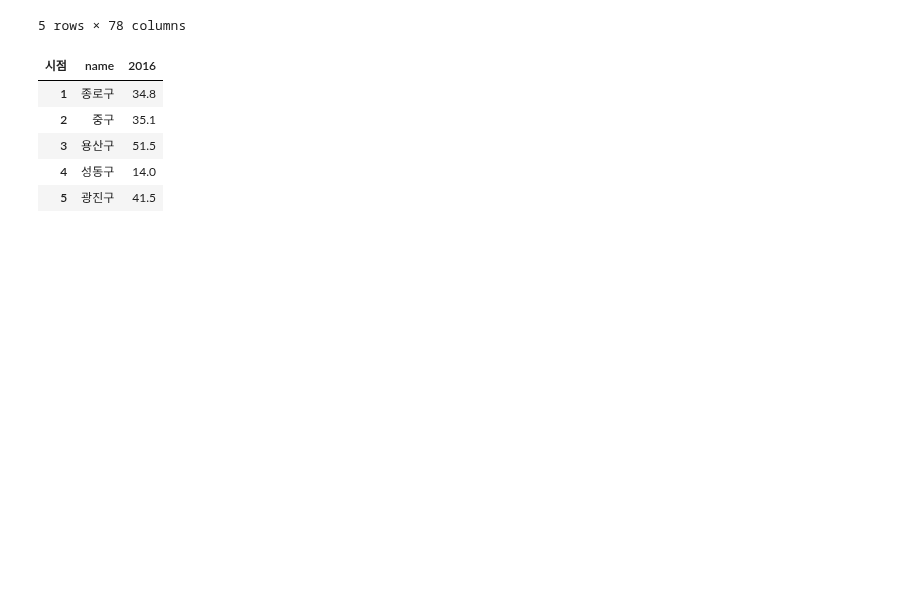
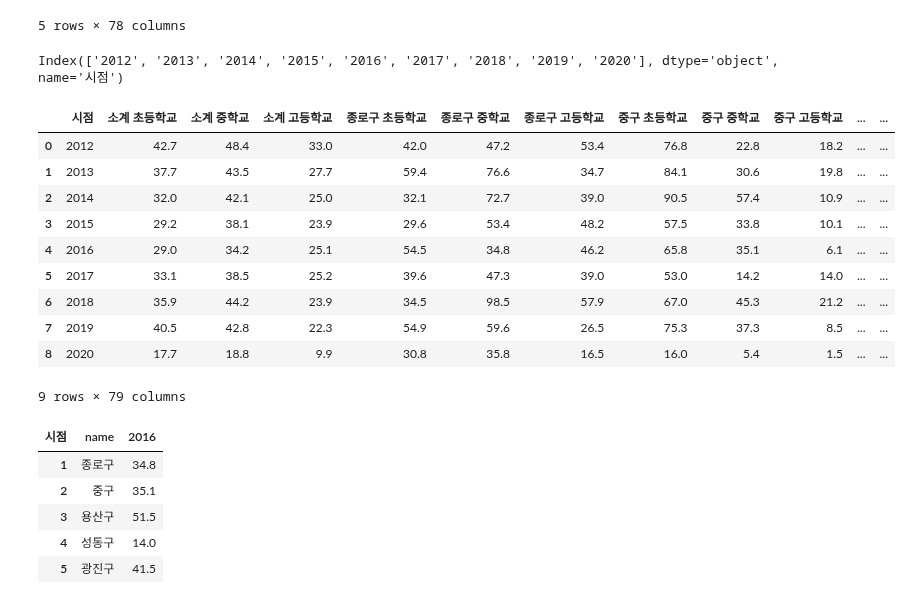
Before and after one commit to moonstar97/Structure, a Jupyter notebook: 가설2번_EDA.ipynb, the cells around one changed output. Drawn from its saved outputs; the diff is of its cells as text; code cells hidden in the pictures; blank space fills up the shorter version.

```diff
--- a/가설2번_EDA.ipynb
+++ b/가설2번_EDA.ipynb
@@ -828,3 +866,7 @@ ratio.head()
 | 2015 | 29.2 | 38.1 | 23.9 | 29.6 | 53.4 | 48.2 | 57.5 | 33.8 | 10.1 | 47.5 | ... | ... |
 | 2016 | 29.0 | 34.2 | 25.1 | 54.5 | 34.8 | 46.2 | 65.8 | 35.1 | 6.1 | 69.4 | ... | ... |
 5 rows × 78 columns
+# %%
+ratio.index
+# %% [output]
+Index(['2012', '2013', '2014', '2015', '2016', '2017', '2018', '2019', '2020'], dtype='object', name='시점')
@@ -831,3 +875,18 @@ ratio.head()
+# %%
+ratio = pd.read_csv("./dataset_eda/go_abroad_ratio.csv")
+ratio
+# %% [output]
+|  | 시점 | 소계 초등학교 | 소계 중학교 | 소계 고등학교 | 종로구 초등학교 | 종로구 중학교 | 종로구 고등학교 | 중구 초등학교 | 중구 중학교 | 중구 고등학교 | ... | ... |
+| 0 | 2012 | 42.7 | 48.4 | 33.0 | 42.0 | 47.2 | 53.4 | 76.8 | 22.8 | 18.2 | ... | ... |
+| 1 | 2013 | 37.7 | 43.5 | 27.7 | 59.4 | 76.6 | 34.7 | 84.1 | 30.6 | 19.8 | ... | ... |
+| 2 | 2014 | 32.0 | 42.1 | 25.0 | 32.1 | 72.7 | 39.0 | 90.5 | 57.4 | 10.9 | ... | ... |
+| 3 | 2015 | 29.2 | 38.1 | 23.9 | 29.6 | 53.4 | 48.2 | 57.5 | 33.8 | 10.1 | ... | ... |
+| 4 | 2016 | 29.0 | 34.2 | 25.1 | 54.5 | 34.8 | 46.2 | 65.8 | 35.1 | 6.1 | ... | ... |
+| 5 | 2017 | 33.1 | 38.5 | 25.2 | 39.6 | 47.3 | 39.0 | 53.0 | 14.2 | 14.0 | ... | ... |
+| 6 | 2018 | 35.9 | 44.2 | 23.9 | 34.5 | 98.5 | 57.9 | 67.0 | 45.3 | 21.2 | ... | ... |
+| 7 | 2019 | 40.5 | 42.8 | 22.3 | 54.9 | 59.6 | 26.5 | 75.3 | 37.3 | 8.5 | ... | ... |
+| 8 | 2020 | 17.7 | 18.8 | 9.9 | 30.8 | 35.8 | 16.5 | 16.0 | 5.4 | 1.5 | ... | ... |
+9 rows × 79 columns
 # %%
 year = "2016"
 school = "중학교"
```
Also changed, not shown: parts of 14 cells of this notebook, 8 other files.
